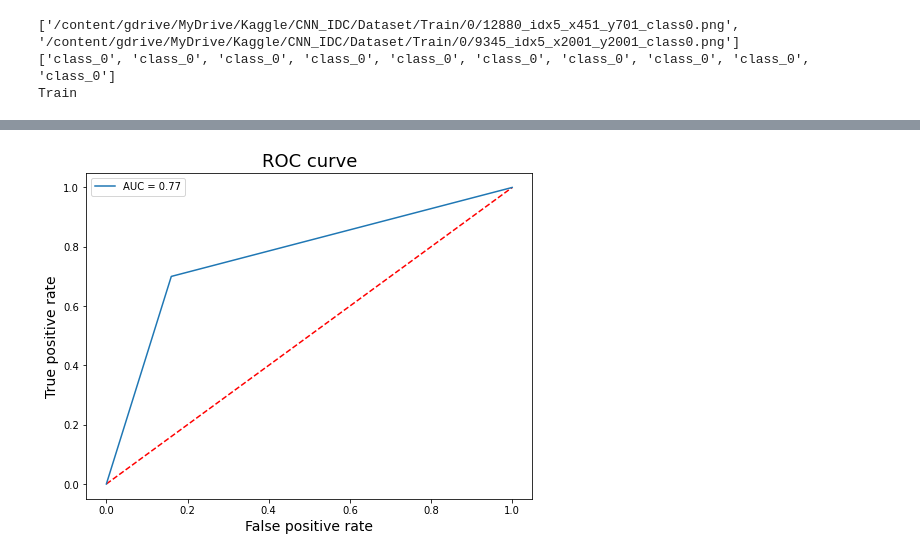
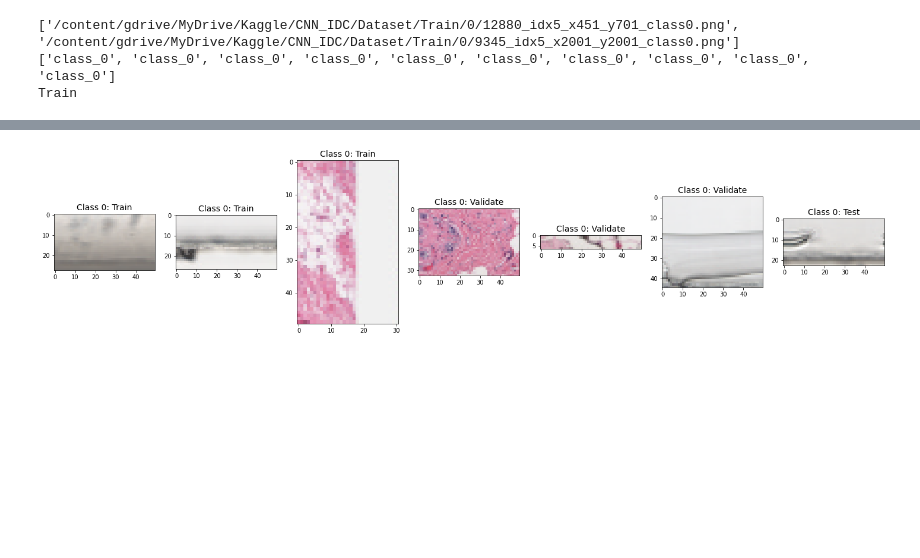
Before and after one commit to heesukjang/W207_AppliedML_Fall2022, a Jupyter notebook: 11_8_ImageAug_CM_CR_ROCcurve_IDC_Prediction_heesuk.ipynb, the cells around one changed output, grey strips where cells are left out. Cells and saved outputs as stored; diff of their text form; code cells hidden in the pictures; blank space fills up the shorter version.

```diff
--- a/11_8_ImageAug_CM_CR_ROCcurve_IDC_Prediction_heesuk.ipynb
+++ b/11_8_ImageAug_CM_CR_ROCcurve_IDC_Prediction_heesuk.ipynb
@@ -516,20 +198,0 @@ weighted avg       0.78      0.77      0.77       200
-# %%
-from sklearn.metrics import roc_auc_score, auc
-from sklearn.metrics import roc_curve
-
-roc_log = roc_auc_score(y_true, y_pred)
-false_positive_rate, true_positive_rate, threshold = roc_curve(y_true, y_pred)
-area_under_curve = auc(false_positive_rate, true_positive_rate)
-
-plt.figure(figsize=(8,6))
-plt.plot([0, 1], [0, 1], 'r--')
-plt.plot(false_positive_rate, true_positive_rate, label='AUC = {:.2f}'.format(area_under_curve))
-plt.xlabel('False positive rate', fontsize=14)
-plt.ylabel('True positive rate', fontsize=14)
-plt.title('ROC curve', fontsize=18)
-plt.legend(loc='best')
-plt.show()
-#plt.savefig(ROC_PLOT_FILE, bbox_inches='tight')
-plt.close()
-# %% [output]
-[figure, removed]
@@ -535,0 +222,43 @@ plt.close()
+# %%
+# drop these images as they add unnecessary noise to our model
+train_weird_imgs = train_generator[train_generator['array_shape'] != 2500]
+val_weird_imgs = val_generator[val_generator['array_shape'] != 2500]
+test_weird_imgs = test_generator[test_generator['array_shape'] != 2500]
+
+
+weird_imgs = train_weird_imgs.append(val_weird_imgs)
+weird_imgs = weird_imgs.append(test_weird_imgs)
+weird_imgs['dataset'] = weird_imgs['path'].str.split('/', expand=True)[7]
+weird_imgs.reset_index(drop=True)
+
+train_generator.drop(train_weird_imgs.index,inplace=True)
+val_generator.drop(val_weird_imgs.index,inplace=True)
+test_generator.drop(test_weird_imgs.index,inplace=True)
+
+# print(len(weird_imgs))
+# print(len(train_generator))
+# print(len(val_generator))
+# print(len(test_generator))
+# print(train_generator.columns)
+# val_generator.reset_index(drop=True)
+# %%
+import cv2 as cv
+import skimage.io as io
+
+def display_images(subclass):
+  fig, axes = plt.subplots(nrows=1, ncols=7, figsize=(20,8))
+  for idx, ax in enumerate(axes.flat):
+    image_wo_path = os.path.basename(subclass.path[idx])
+    # print(image_wo_path)
+    subtitle = 'Class ' + image_wo_path.rsplit('.')[0][-1] + ': ' + subclass.dataset[idx]
+    img = io.imread(subclass.path[idx])
+    ax.imshow(img)
+    # ax.axis('off')
+    ax.set_title(subtitle, size=14)
+  fig.tight_layout()
+  plt.show()
+
+print()
+display_images(weird_imgs.reset_index(drop=True))
+# %% [output]
+[figure, added]
```
Also changed, not shown: parts of 48 cells of this notebook.
